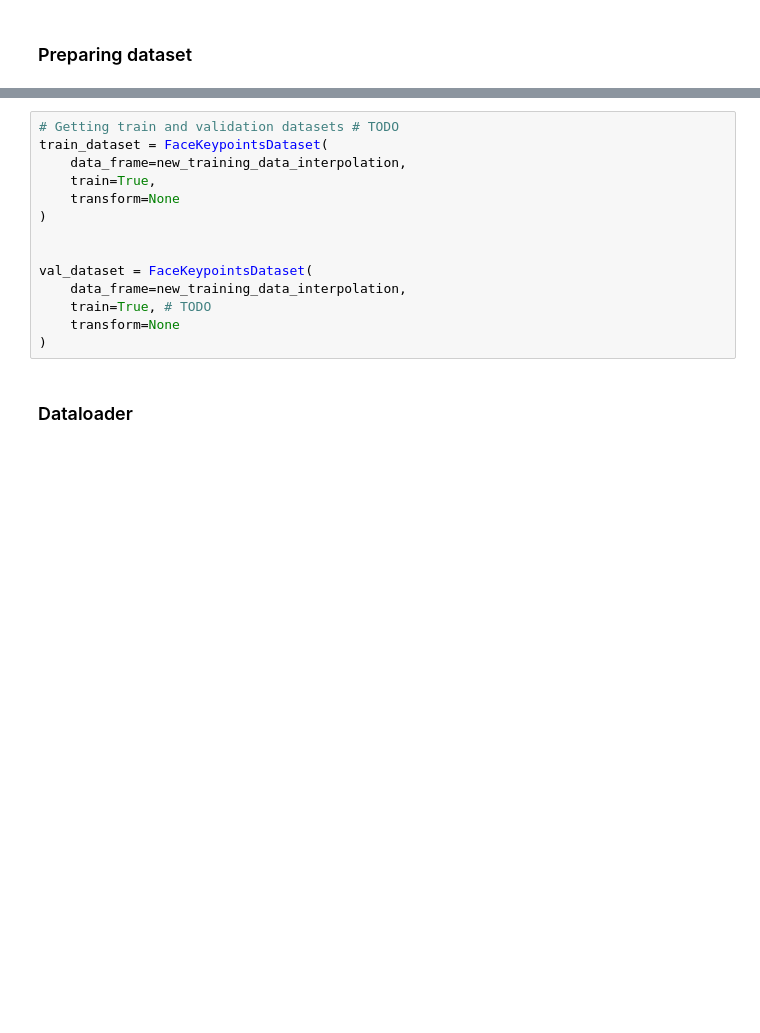
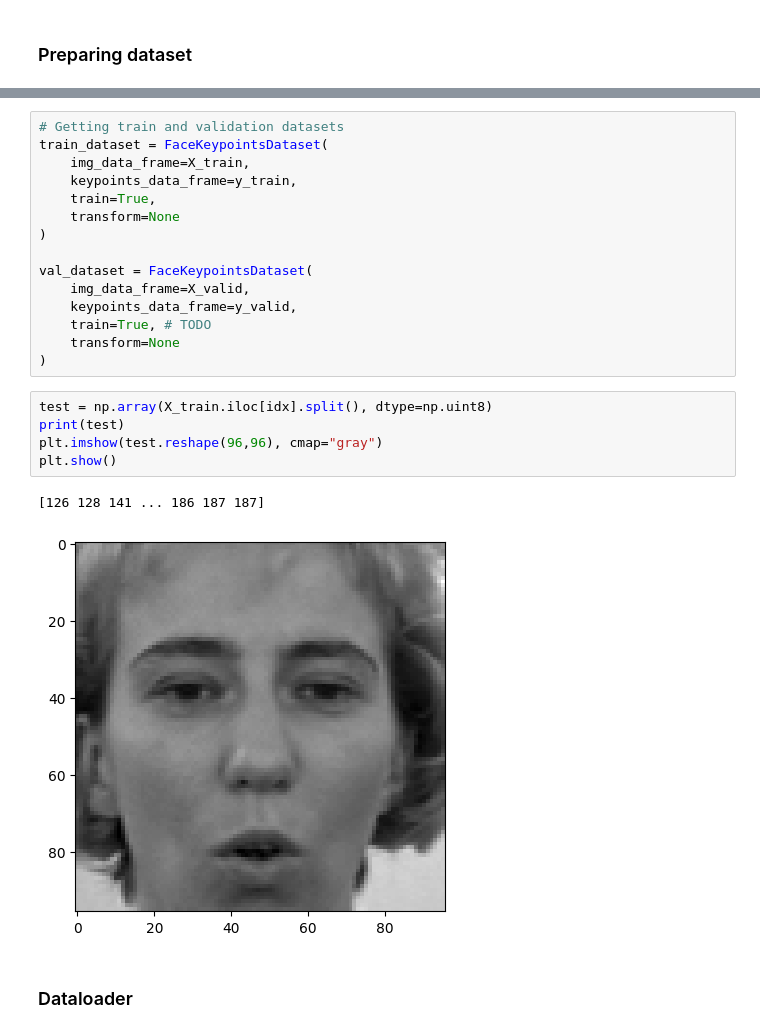
Before and after one commit to janburian/MPV, a Jupyter notebook: facial-keypoints-detection/Facial keypoints detection.ipynb, the cells around one changed output, grey strips where cells are left out. Saved outputs shown, nothing was run; the diff lists cells and outputs as text; blank space fills up the shorter version.

```diff
--- a/facial-keypoints-detection/Facial keypoints detection.ipynb
+++ b/facial-keypoints-detection/Facial keypoints detection.ipynb
@@ -481,17 +476,26 @@ y_valid shape: (1410,)
 # %%
-# Getting train and validation datasets # TODO
+# Getting train and validation datasets
 train_dataset = FaceKeypointsDataset(
-    data_frame=new_training_data_interpolation,
+    img_data_frame=X_train,
+    keypoints_data_frame=y_train,
     train=True,
     transform=None
 )
 
-
 val_dataset = FaceKeypointsDataset(
-    data_frame=new_training_data_interpolation,
+    img_data_frame=X_valid,
+    keypoints_data_frame=y_valid,
     train=True, # TODO
     transform=None
 )
+# %%
+test = np.array(X_train.iloc[idx].split(), dtype=np.uint8)
+print(test)
+plt.imshow(test.reshape(96,96), cmap="gray")
+plt.show()
+# %% [output]
+[126 128 141 ... 186 187 187]
+[figure, added]
 # %% [markdown]
 ### Dataloader
 # %%
```
Also changed, not shown: parts of 23 cells of this notebook.
